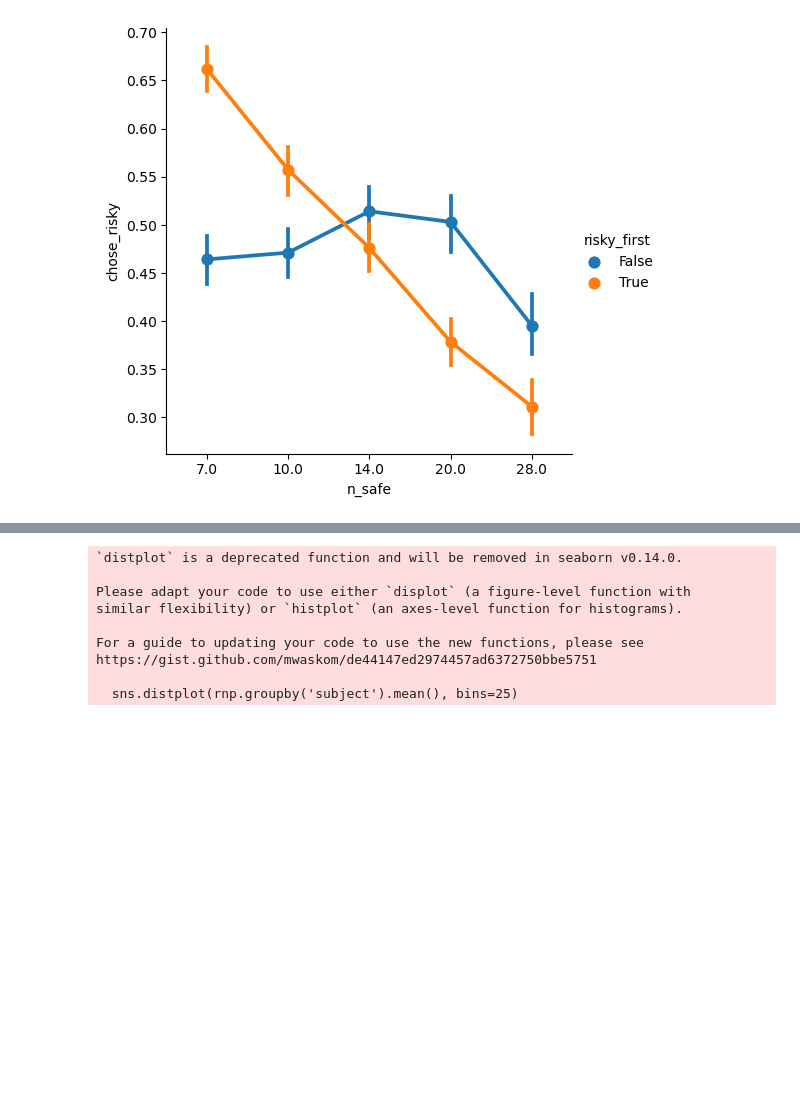
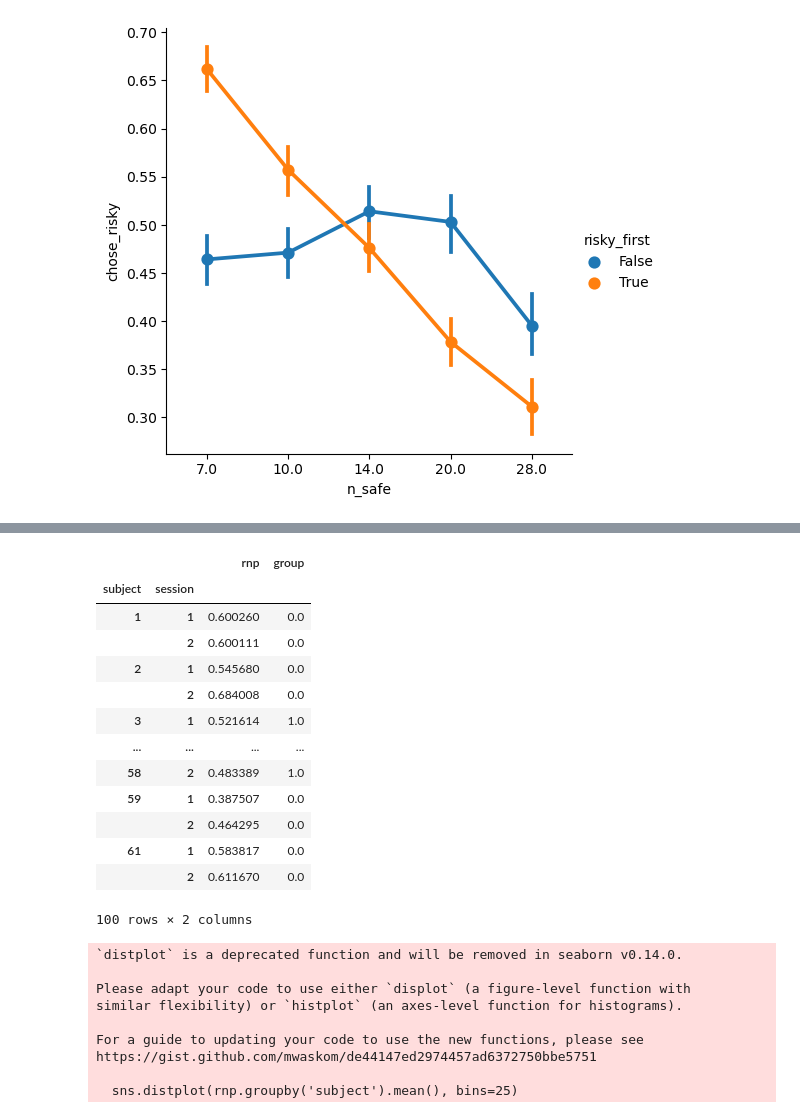
Before and after one commit to Gilles86/stress_risk, a Jupyter notebook: stress_risk/behavior/fit_rnp_model.ipynb, the cells around one changed output, grey strips where cells are left out. Drawn from its saved outputs; the diff is of its cells as text; code cells hidden in the pictures; blank space fills up the shorter version.

```diff
--- a/stress_risk/behavior/fit_rnp_model.ipynb
+++ b/stress_risk/behavior/fit_rnp_model.ipynb
@@ -174,3 +168,24 @@ fac.add_legend()
+# %%
+from stress_risk.behavior.utils import add_cond2df
+
+rnp = add_cond2df(rnp)
+# %%
+rnp.groupby(['subject','session']).mean()
+# %% [output]
+|  |  | rnp | group |
+| subject | session |  |  |
+| 1 | 1 | 0.600260 | 0.0 |
+|  | 2 | 0.600111 | 0.0 |
+| 2 | 1 | 0.545680 | 0.0 |
+|  | 2 | 0.684008 | 0.0 |
+| 3 | 1 | 0.521614 | 1.0 |
+| ... | ... | ... | ... |
+| 58 | 2 | 0.483389 | 1.0 |
+| 59 | 1 | 0.387507 | 0.0 |
+|  | 2 | 0.464295 | 0.0 |
+| 61 | 1 | 0.583817 | 0.0 |
+|  | 2 | 0.611670 | 0.0 |
+100 rows × 2 columns
 # %%
 sns.distplot(rnp.groupby('subject').mean(), bins=25)
 plt.axvline(.55, c='k', ls='--')
```
Also changed, not shown: parts of 18 cells of this notebook, 13 other files.
